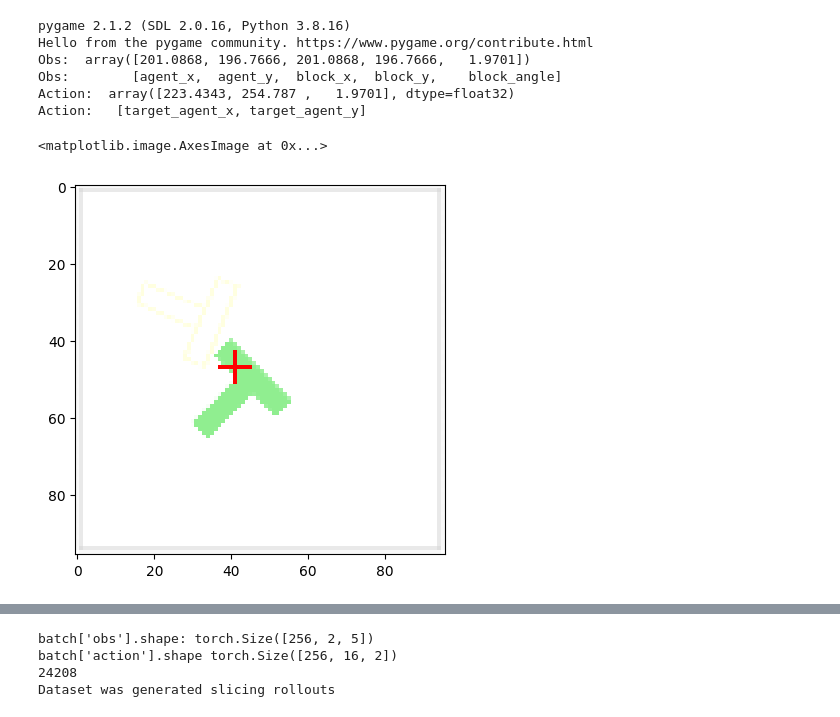
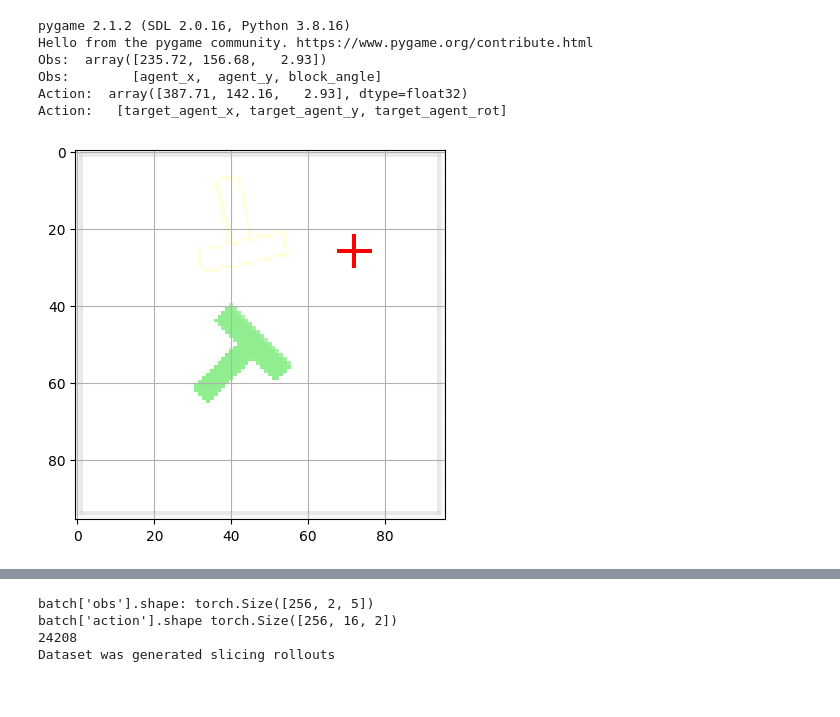
Before and after one commit to matteoguarrera/planning, a Jupyter notebook: DL_Project_Copy_of_diffusion_policy_state_pusht_demo.ipynb, the cells around one changed output, grey strips where cells are left out. Cells and saved outputs as stored; diff of their text form; code cells hidden in the pictures.

```diff
--- a/DL_Project_Copy_of_diffusion_policy_state_pusht_demo.ipynb
+++ b/DL_Project_Copy_of_diffusion_policy_state_pusht_demo.ipynb
@@ -1,45 +1,33 @@
 # %%
 from imports import *
-from draw import DrawOptions
-# from PushTEnv import PushTEnv
 import MoveTEnv
 from MoveTEnv import PushTEnv
-from PushTDataset import *
-from Components import *
 
-#@markdown ### **Env Demo**
-#@markdown Standard Gym Env (0.21.0 API)
+# from draw import DrawOptions
+# from PushTDataset import *
+# from Components import *
 
-# 0. create env object
 env = PushTEnv()
-
-# 1. seed env for initial state.
-# Seed 0-200 are used for the demonstration dataset.
-env.seed(1000)
-
-# 2. must reset before use
-obs = env.reset()
+obs = env.reset(seed=0)
 
 # 3. 2D positional action space [0,512]
 action = env.action_space.sample()
-
-# 4. Standard gym step method
 obs, reward, done, info = env.step(action)
 
 # prints and explains each dimension of the observation and action vectors
-with np.printoptions(precision=4, suppress=True, threshold=5):
+with np.printoptions(precision=2, suppress=True, threshold=5):
     print("Obs: ", repr(obs))
-    print("Obs:        [agent_x,  agent_y,  block_x,  block_y,    block_angle]")
+    print("Obs:        [agent_x,  agent_y, block_angle]")
     print("Action: ", repr(action))
-    print("Action:   [target_agent_x, target_agent_y]")
+    print("Action:   [target_agent_x, target_agent_y, target_agent_rot]")
 
 plt.imshow(env.render(mode = 'rgb_array'))
+plt.grid()
 # %% [output]
 pygame 2.1.2 (SDL 2.0.16, Python 3.8.16)
 Hello from the pygame community. https://www.pygame.org/contribute.html
-Obs:  array([201.0868, 196.7666, 201.0868, 196.7666,   1.9701])
-Obs:        [agent_x,  agent_y,  block_x,  block_y,    block_angle]
-Action:  array([223.4343, 254.787 ,   1.9701], dtype=float32)
-Action:   [target_agent_x, target_agent_y]
+Obs:  array([235.72, 156.68,   2.93])
+Obs:        [agent_x,  agent_y, block_angle]
+Action:  array([387.71, 142.16,   2.93], dtype=float32)
+Action:   [target_agent_x, target_agent_y, target_agent_rot]
-<matplotlib.image.AxesImage at 0x...>
-[figure, old version]
+[figure, new version]
```
Also changed, not shown: parts of 9 cells of this notebook, 8 other files.
